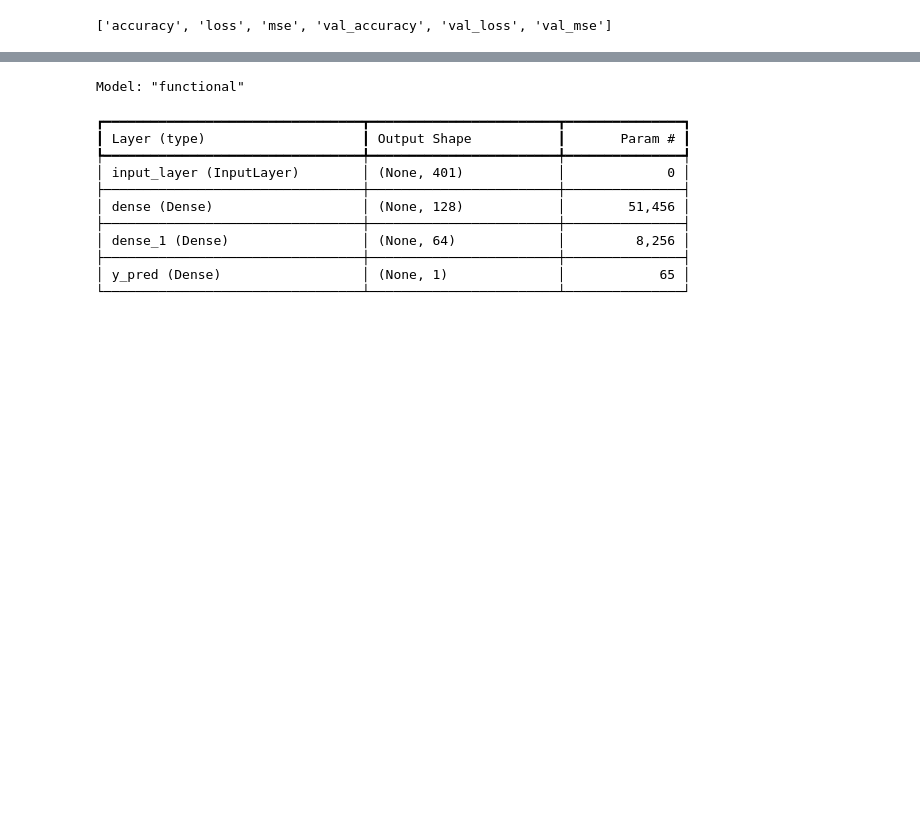
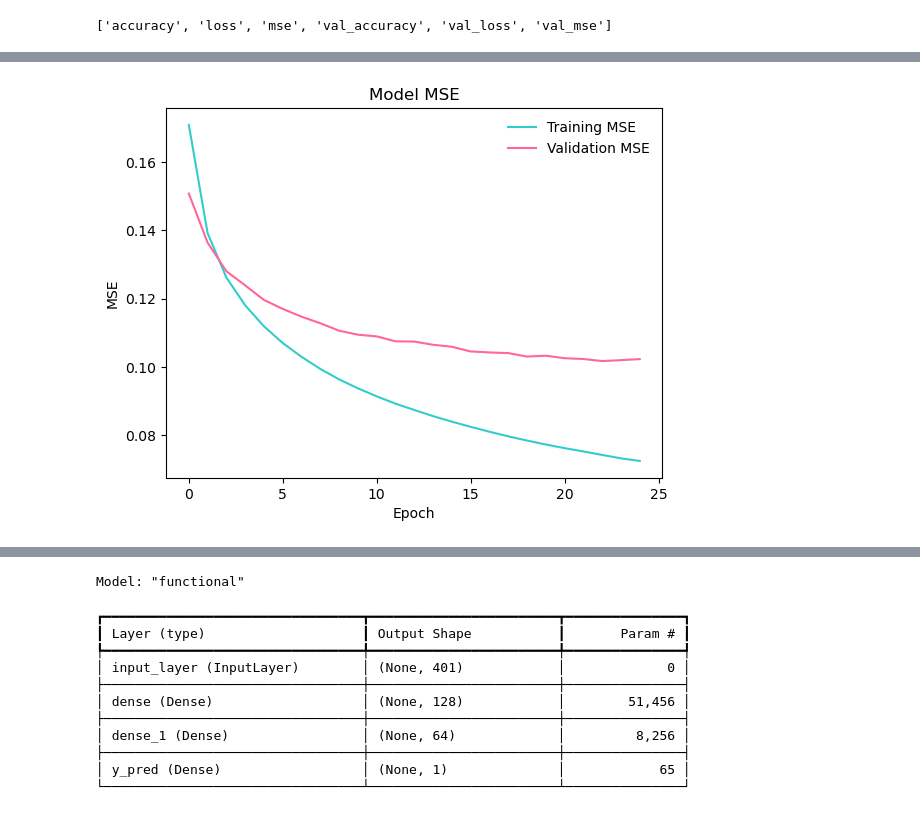
Before and after one commit to rez3vil/tl_kinome_profiling, a Jupyter notebook: 4_building_a_model.ipynb, the cells around one changed output, grey strips where cells are left out. Saved outputs shown, nothing was run; the diff lists cells and outputs as text; code cells hidden in the pictures; blank space fills up the shorter version.

```diff
--- a/4_building_a_model.ipynb
+++ b/4_building_a_model.ipynb
@@ -215,3 +221,16 @@ plt.show()
+# %%
+# Plot accuracy for Model MSE
+plt.figure(facecolor='none', edgecolor='none')
+plt.plot(history.history['mse'], label='Training MSE', color='#33CCCC')
+plt.plot(history.history['val_mse'], label='Validation MSE', color='#FF6699')
+plt.title('Model MSE')
+plt.ylabel('MSE')
+plt.xlabel('Epoch')
+plt.legend(loc='upper right', frameon=False)
+plt.gca().set_facecolor('none')
+plt.show()
+# %% [output]
+[figure, added]
 # %%
 # Get weights from the first dense layer
 layer_weights = model.layers[1].get_weights()[0]  # First hidden layer weights
```
Also changed, not shown: parts of 17 cells of this notebook.
